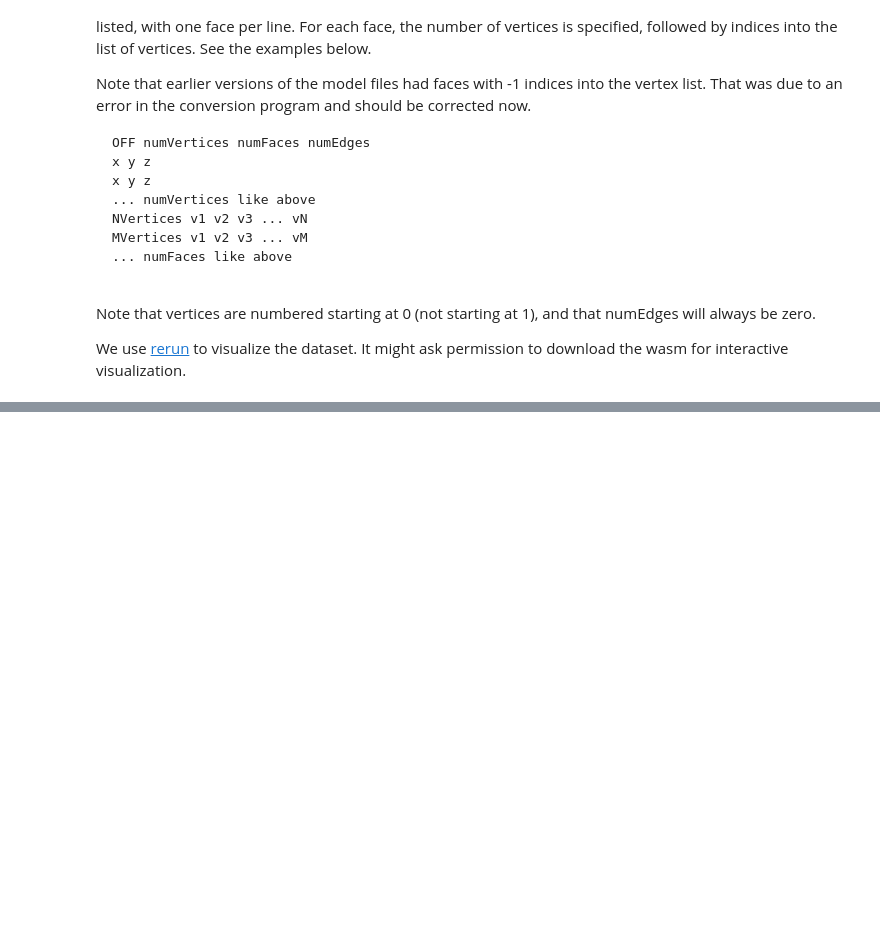
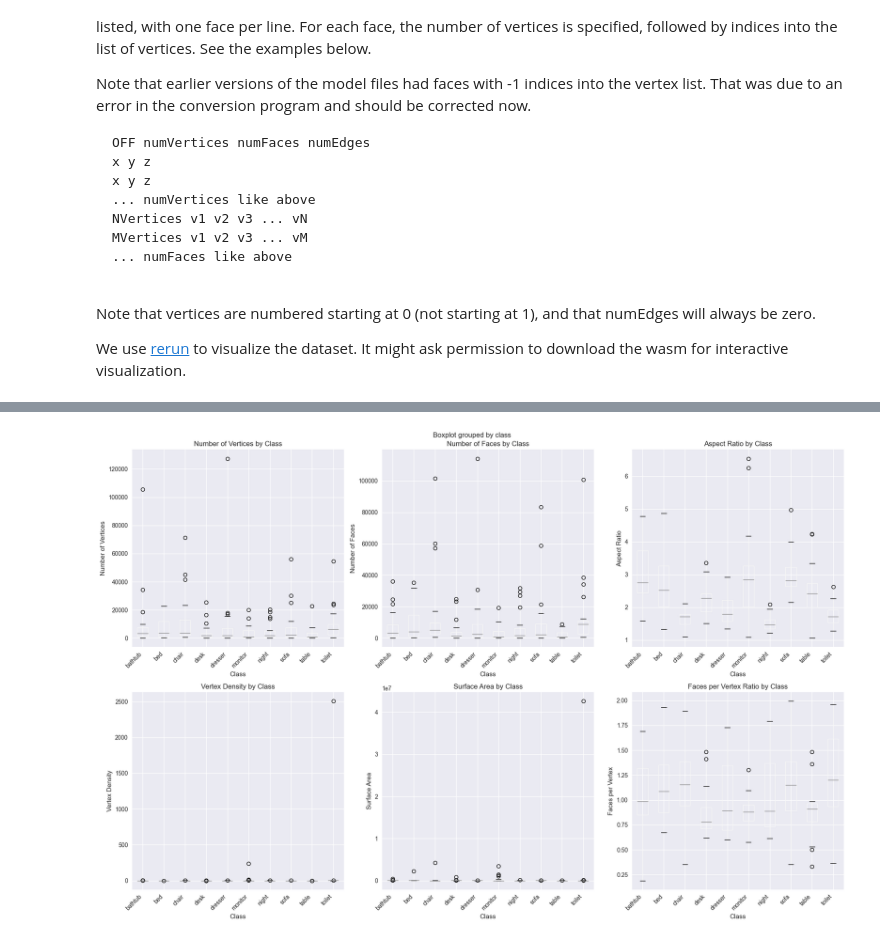
Before and after one commit to NerdToMars/threed-comp, a Jupyter notebook: chongtian_hanzhang.ipynb, the cells around one changed output, grey strips where cells are left out. Drawn from its saved outputs; the diff is of its cells as text; code cells hidden in the pictures; blank space fills up the shorter version.

```diff
--- a/chongtian_hanzhang.ipynb
+++ b/chongtian_hanzhang.ipynb
@@ -186,0 +469,80 @@ Viewer()
+# %%
+# Visualize complexity analysis results
+fig, axes = plt.subplots(2, 3, figsize=(18, 12))
+fig.suptitle('3D Object Complexity Analysis by Class', fontsize=16, fontweight='bold')
+
+# 1. Number of vertices by class
+ax1 = axes[0, 0]
+complexity_df.boxplot(column='num_vertices', by='class', ax=ax1)
+ax1.set_title('Number of Vertices by Class')
+ax1.set_xlabel('Class')
+ax1.set_ylabel('Number of Vertices')
+plt.setp(ax1.get_xticklabels(), rotation=45, ha='right')
+
+# 2. Number of faces by class
+ax2 = axes[0, 1]
+complexity_df.boxplot(column='num_faces', by='class', ax=ax2)
+ax2.set_title('Number of Faces by Class')
+ax2.set_xlabel('Class')
+ax2.set_ylabel('Number of Faces')
+plt.setp(ax2.get_xticklabels(), rotation=45, ha='right')
+
+# 3. Aspect ratio by class
+ax3 = axes[0, 2]
+complexity_df.boxplot(column='aspect_ratio', by='class', ax=ax3)
+ax3.set_title('Aspect Ratio by Class')
+ax3.set_xlabel('Class')
+ax3.set_ylabel('Aspect Ratio')
+plt.setp(ax3.get_xticklabels(), rotation=45, ha='right')
+
+# 4. Vertex density by class
+ax4 = axes[1, 0]
+complexity_df.boxplot(column='vertex_density', by='class', ax=ax4)
+ax4.set_title('Vertex Density by Class')
+ax4.set_xlabel('Class')
+ax4.set_ylabel('Vertex Density')
+plt.setp(ax4.get_xticklabels(), rotation=45, ha='right')
+
+# 5. Surface area by class
+ax5 = axes[1, 1]
+complexity_df.boxplot(column='surface_area', by='class', ax=ax5)
+ax5.set_title('Surface Area by Class')
+ax5.set_xlabel('Class')
+ax5.set_ylabel('Surface Area')
+plt.setp(ax5.get_xticklabels(), rotation=45, ha='right')
+
+# 6. Faces per vertex ratio by class
+ax6 = axes[1, 2]
+complexity_df.boxplot(column='faces_per_vertex', by='class', ax=ax6)
+ax6.set_title('Faces per Vertex Ratio by Class')
+ax6.set_xlabel('Class')
+ax6.set_ylabel('Faces per Vertex')
+plt.setp(ax6.get_xticklabels(), rotation=45, ha='right')
+
+plt.tight_layout()
+plt.show()
+
+# Print complexity statistics
+print("\n" + "="*80)
+print("COMPLEXITY ANALYSIS SUMMARY")
+print("="*80)
+
+complexity_stats = complexity_df.groupby('class').agg({
+    'num_vertices': ['mean', 'std', 'min', 'max'],
+    'num_faces': ['mean', 'std', 'min', 'max'],
+    'aspect_ratio': ['mean', 'std', 'min', 'max'],
+    'vertex_density': ['mean', 'std', 'min', 'max'],
+    'surface_area': ['mean', 'std', 'min', 'max']
+}).round(2)
+
+print("Complexity Statistics by Class:")
+print(complexity_stats)
+
+# Find most and least complex classes
+print(f"\nMost complex class (by avg vertices): {complexity_df.groupby('class')['num_vertices'].mean().idxmax()}")
+print(f"Least complex class (by avg vertices): {complexity_df.groupby('class')['num_vertices'].mean().idxmin()}")
+print(f"Most elongated class (by avg aspect ratio): {complexity_df.groupby('class')['aspect_ratio'].mean().idxmax()}")
+print(f"Most compact class (by avg aspect ratio): {complexity_df.groupby('class')['aspect_ratio'].mean().idxmin()}")
+print("="*80)
+# %% [output]
+[figure, added]
```
Also changed, not shown: parts of 11 cells of this notebook, 3 other files.
